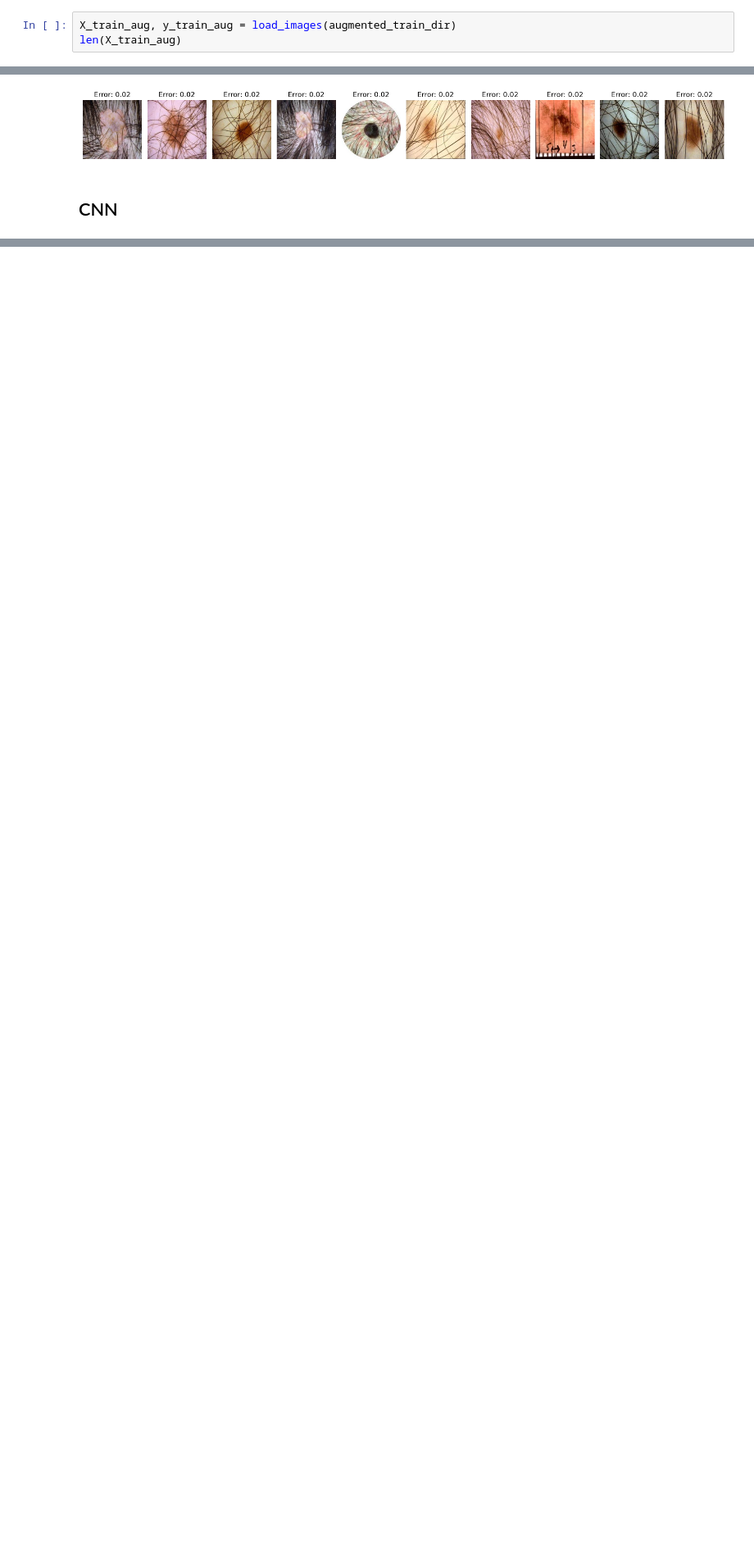
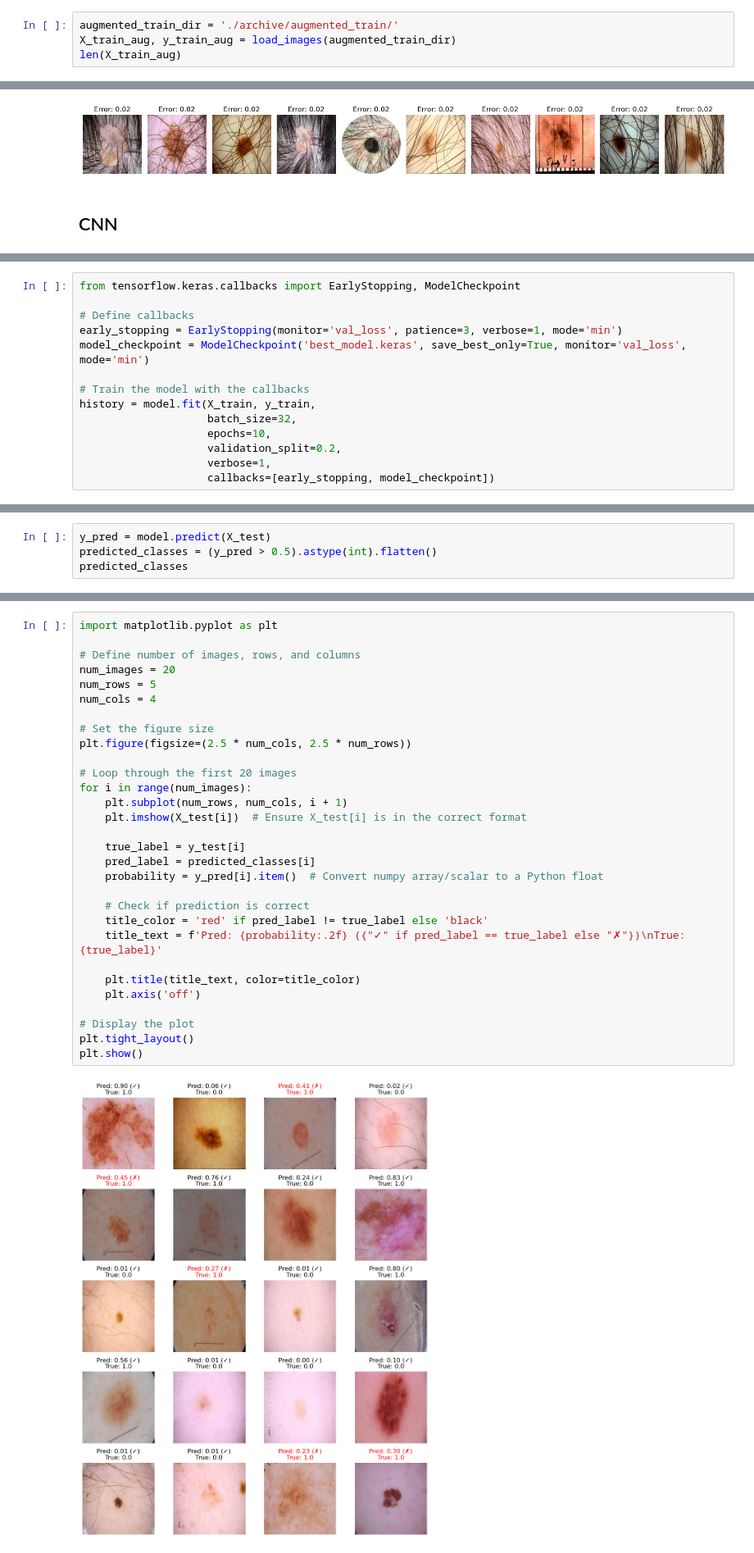
Before and after one commit to MadsAslak/MLDL_Exam, a Jupyter notebook: Project/MLDL-Exam-2-2.ipynb, the cells around one changed output, grey strips where cells are left out. Shown at 82% size. Drawn from its saved outputs; the diff is of its cells as text; blank space fills up the shorter version.

Commit message:
Training our Model based on hyper parameters
j

```diff
--- a/Project/MLDL-Exam-2-2.ipynb
+++ b/Project/MLDL-Exam-2-2.ipynb
@@ -238,6 +256,7 @@ for class_name in class_names:
 Found 6289 images belonging to 1 classes.
 Found 5590 images belonging to 1 classes.
 # %%
+augmented_train_dir = './archive/augmented_train/'
 X_train_aug, y_train_aug = load_images(augmented_train_dir)
 len(X_train_aug)
 # %% [output]
@@ -510,0 +652,14 @@ Epoch 4/5
+# %%
+from tensorflow.keras.callbacks import EarlyStopping, ModelCheckpoint
+
+# Define callbacks
+early_stopping = EarlyStopping(monitor='val_loss', patience=3, verbose=1, mode='min')
+model_checkpoint = ModelCheckpoint('best_model.keras', save_best_only=True, monitor='val_loss', mode='min')
+
+# Train the model with the callbacks
+history = model.fit(X_train, y_train,
+                    batch_size=32,
+                    epochs=10,
+                    validation_split=0.2,
+                    verbose=1,
+                    callbacks=[early_stopping, model_checkpoint])
@@ -510,0 +702,4 @@ Epoch 4/5
+# %%
+y_pred = model.predict(X_test)
+predicted_classes = (y_pred > 0.5).astype(int).flatten()
+predicted_classes
@@ -510,0 +709,32 @@ Epoch 4/5
+# %%
+import matplotlib.pyplot as plt
+
+# Define number of images, rows, and columns
+num_images = 20
+num_rows = 5
+num_cols = 4
+
+# Set the figure size
+plt.figure(figsize=(2.5 * num_cols, 2.5 * num_rows))
+
+# Loop through the first 20 images
+for i in range(num_images):
+    plt.subplot(num_rows, num_cols, i + 1)
+    plt.imshow(X_test[i])  # Ensure X_test[i] is in the correct format
+
+    true_label = y_test[i]
+    pred_label = predicted_classes[i]
+    probability = y_pred[i].item()  # Convert numpy array/scalar to a Python float
+
+    # Check if prediction is correct
+    title_color = 'red' if pred_label != true_label else 'black'
+    title_text = f'Pred: {probability:.2f} ({"✓" if pred_label == true_label else "✗"})\nTrue: {true_label}'
+
+    plt.title(title_text, color=title_color)
+    plt.axis('off')
+
+# Display the plot
+plt.tight_layout()
+plt.show()
+# %% [output]
+[figure, added]
```
Also changed, not shown: parts of 11 cells of this notebook, 1 other file.
